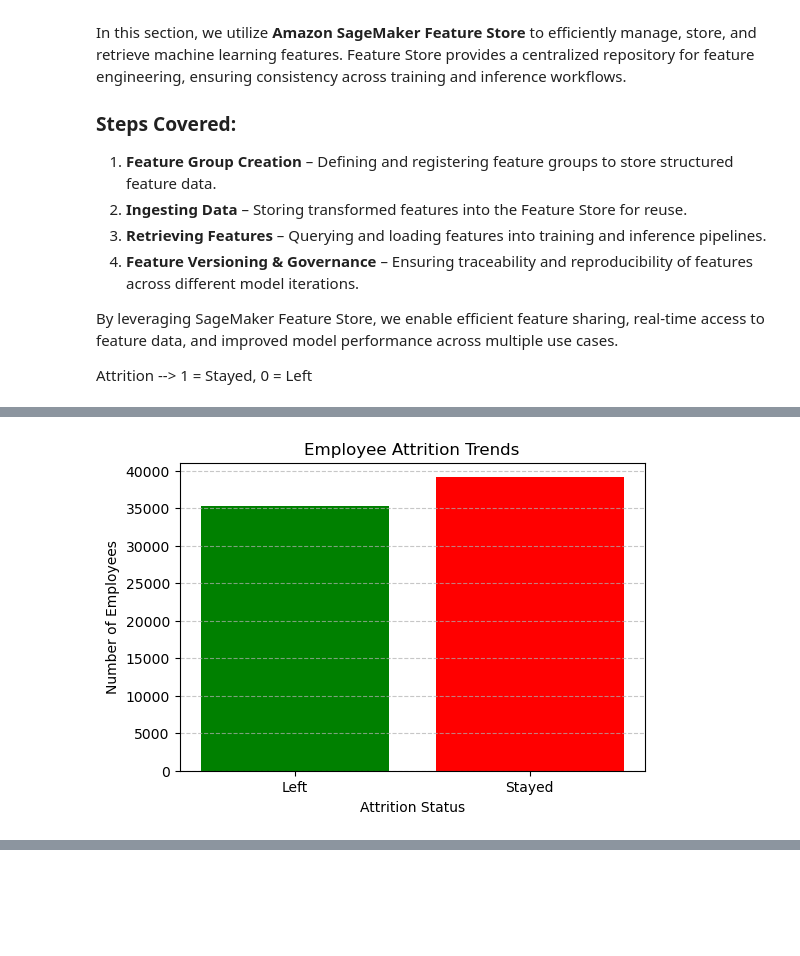
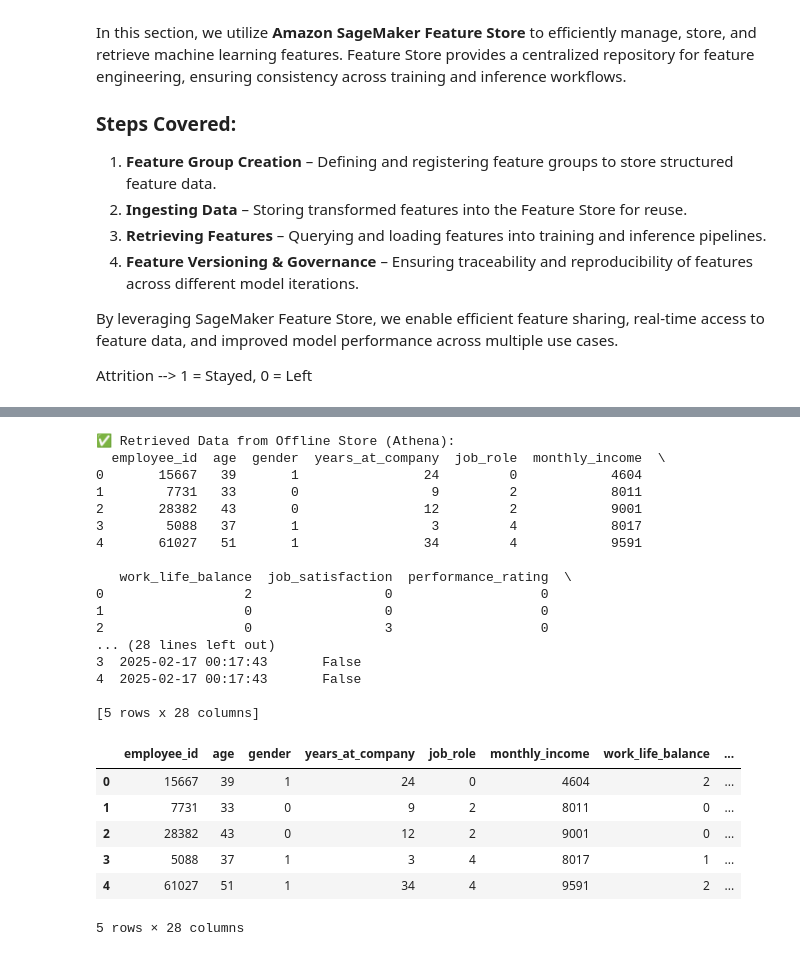
Before and after one commit to arin-deloatch/employee-attrition-predictor, a Jupyter notebook: data-feature-engineering/feature_store_init.ipynb, the cells around one changed output, grey strips where cells are left out. Drawn from its saved outputs; the diff is of its cells as text; code cells hidden in the pictures; blank space fills up the shorter version.

Commit message:
Updating feature store and README

```diff
--- a/data-feature-engineering/feature_store_init.ipynb
+++ b/data-feature-engineering/feature_store_init.ipynb
@@ -589,14 +317,20 @@ print("✅ Total Rows in Production:", prod_count.iloc[0]['total_rows'])
-# %%
-import matplotlib.pyplot as plt
-
-# Create a bar chart for attrition trends
-plt.figure(figsize=(6,4))
-plt.bar(attrition_df["attrition"], attrition_df["count"], color=["green", "red"])
-plt.xlabel("Attrition Status")
-plt.ylabel("Number of Employees")
-plt.title("Employee Attrition Trends")
-plt.xticks(rotation=0)
-plt.grid(axis="y", linestyle="--", alpha=0.7)
-plt.show()
-# %% [output]
-[figure, removed]
+# %%
+import awswrangler as wr
+
+# Define Athena database and table names
+athena_database = "sagemaker_featurestore"
+athena_table = "employee_attrition_feature_store_1739750199"
+
+# Example query: Fetch 5 records from the feature store
+query = f"SELECT * FROM {athena_database}.{athena_table} LIMIT 5"
+
+# Execute Athena query and return results as Pandas DataFrame
+athena_df = wr.athena.read_sql_query(query, database=athena_database)
+
+# Display results
+print("✅ Retrieved Data from Offline Store (Athena):")
+print(athena_df.head())
+
+from IPython.display import display
+display(athena_df)
+# %% [output]
@@ -603,3 +343,27 @@ plt.show()
+✅ Retrieved Data from Offline Store (Athena):
+  employee_id  age  gender  years_at_company  job_role  monthly_income  \
+0       15667   39       1                24         0            4604
+1        7731   33       0                 9         2            8011
+2       28382   43       0                12         2            9001
+3        5088   37       1                 3         4            8017
+4       61027   51       1                34         4            9591
+
+   work_life_balance  job_satisfaction  performance_rating  \
+0                  2                 0                   0
+1                  0                 0                   0
+2                  0                 3                   0
+... (28 lines left out)
+3  2025-02-17 00:17:43       False
+4  2025-02-17 00:17:43       False
+
+[5 rows x 28 columns]
+|  | employee_id | age | gender | years_at_company | job_role | monthly_income | work_life_balance | ... |
+| 0 | 15667 | 39 | 1 | 24 | 0 | 4604 | 2 | ... |
+| 1 | 7731 | 33 | 0 | 9 | 2 | 8011 | 0 | ... |
+| 2 | 28382 | 43 | 0 | 12 | 2 | 9001 | 0 | ... |
+| 3 | 5088 | 37 | 1 | 3 | 4 | 8017 | 1 | ... |
+| 4 | 61027 | 51 | 1 | 34 | 4 | 9591 | 2 | ... |
+5 rows × 28 columns
 # %%
 %%javascript
 
```
Also changed, not shown: parts of 23 cells of this notebook, 1 other file.
